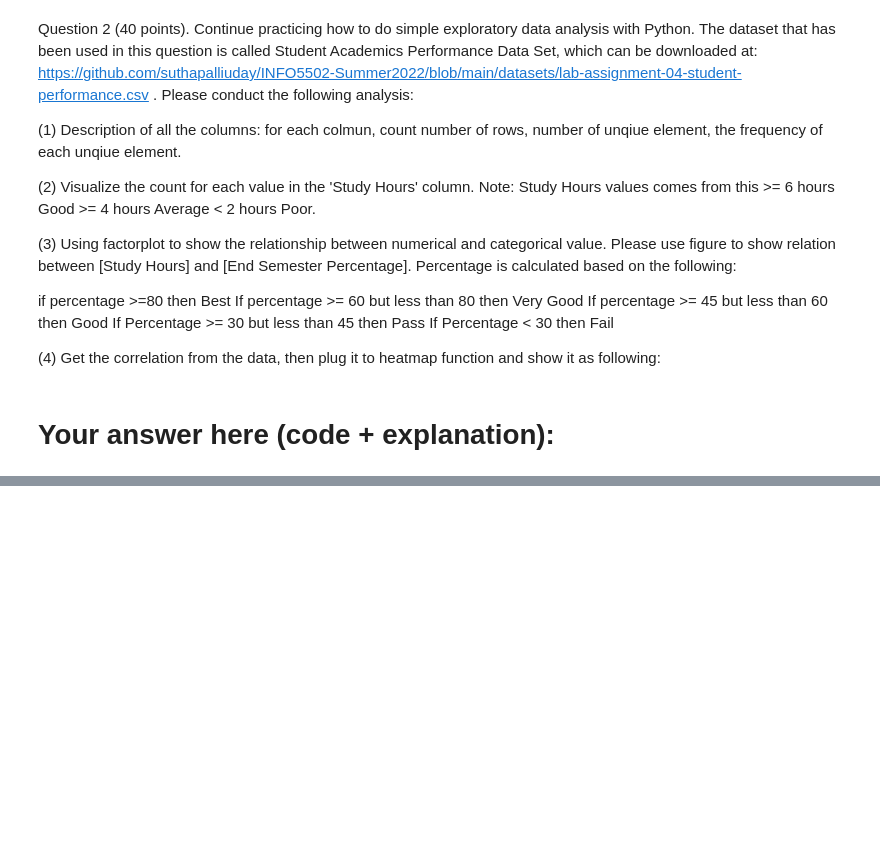
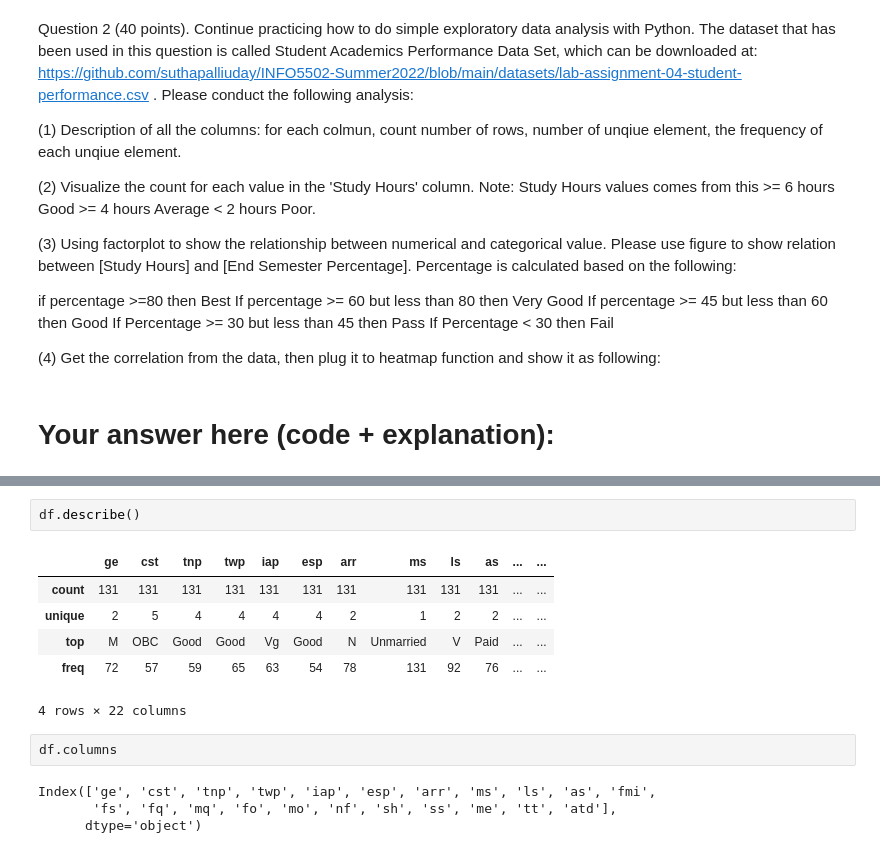
Before and after one commit to rghimre3/INFO-5502, a Jupyter notebook: lab_assignment_04.ipynb, the cells around one changed output, grey strips where cells are left out. Cells and saved outputs as stored; diff of their text form; blank space fills up the shorter version.

```diff
--- a/lab_assignment_04.ipynb
+++ b/lab_assignment_04.ipynb
@@ -33,0 +71,15 @@ If Percentage < 30 then Fail
+# %%
+df.describe()
+# %% [output]
+|  | ge | cst | tnp | twp | iap | esp | arr | ms | ls | as | ... | ... |
+| count | 131 | 131 | 131 | 131 | 131 | 131 | 131 | 131 | 131 | 131 | ... | ... |
+| unique | 2 | 5 | 4 | 4 | 4 | 4 | 2 | 1 | 2 | 2 | ... | ... |
+| top | M | OBC | Good | Good | Vg | Good | N | Unmarried | V | Paid | ... | ... |
+| freq | 72 | 57 | 59 | 65 | 63 | 54 | 78 | 131 | 92 | 76 | ... | ... |
+4 rows × 22 columns
+# %%
+df.columns
+# %% [output]
+Index(['ge', 'cst', 'tnp', 'twp', 'iap', 'esp', 'arr', 'ms', 'ls', 'as', 'fmi',
+       'fs', 'fq', 'mq', 'fo', 'mo', 'nf', 'sh', 'ss', 'me', 'tt', 'atd'],
+      dtype='object')
```
Also changed, not shown: parts of 6 cells of this notebook.
